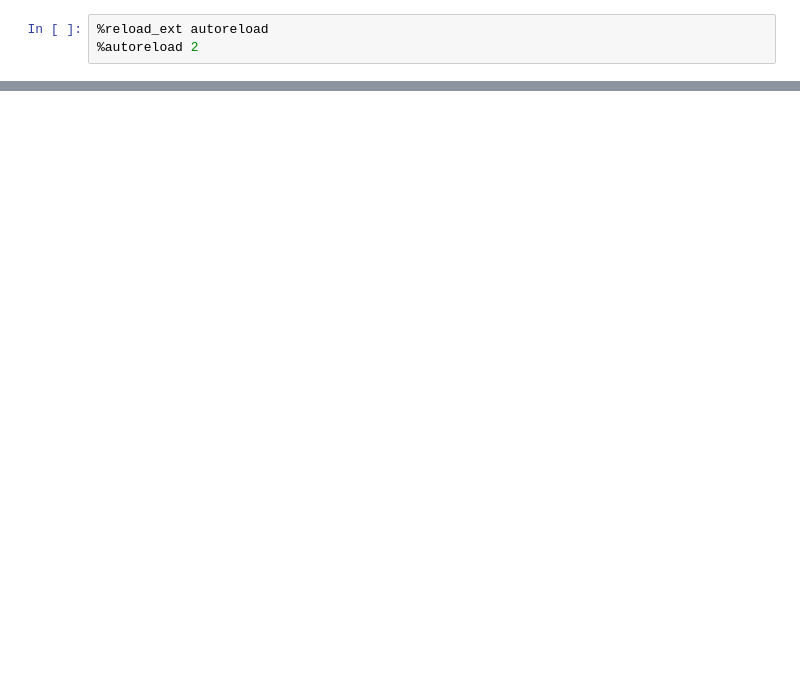
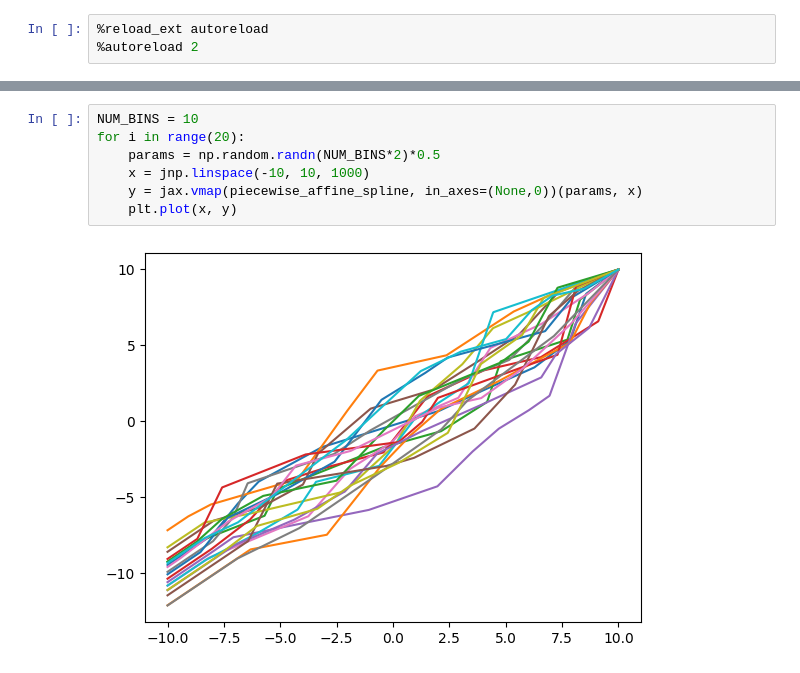
Before and after one commit to mackelab/probjax, a Jupyter notebook: examples/utils/bijective.ipynb, the cells around one changed output, grey strips where cells are left out. Drawn from its saved outputs; the diff is of its cells as text; blank space fills up the shorter version.

```diff
--- a/examples/utils/bijective.ipynb
+++ b/examples/utils/bijective.ipynb
@@ -63,0 +31,9 @@ plt.ylim(0, 1)
+# %%
+NUM_BINS = 10
+for i in range(20):
+    params = np.random.randn(NUM_BINS*2)*0.5
+    x = jnp.linspace(-10, 10, 1000)
+    y = jax.vmap(piecewise_affine_spline, in_axes=(None,0))(params, x)
+    plt.plot(x, y)
+# %% [output]
+[figure, added]
```
Also changed, not shown: parts of 16 cells of this notebook, 1 other file.
